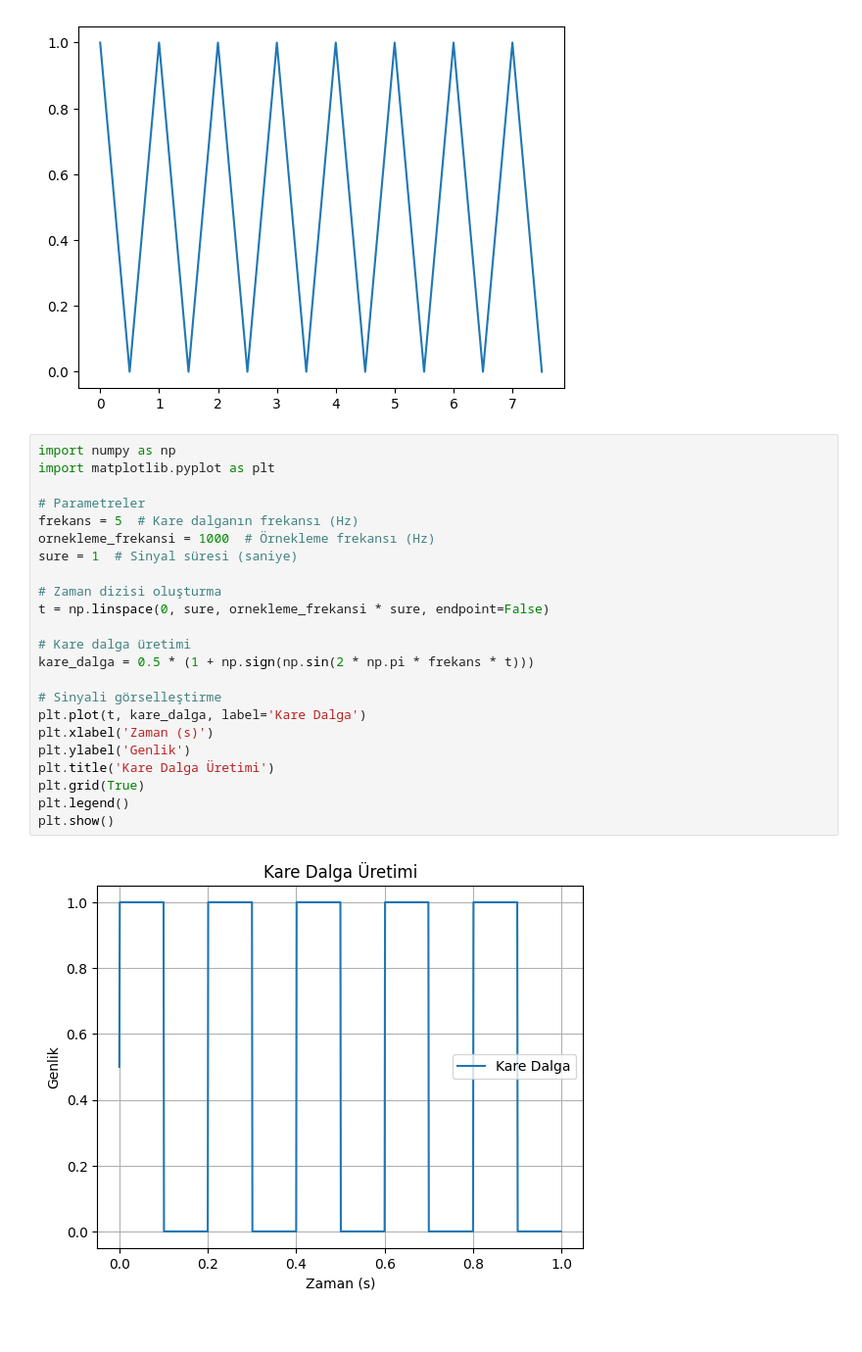
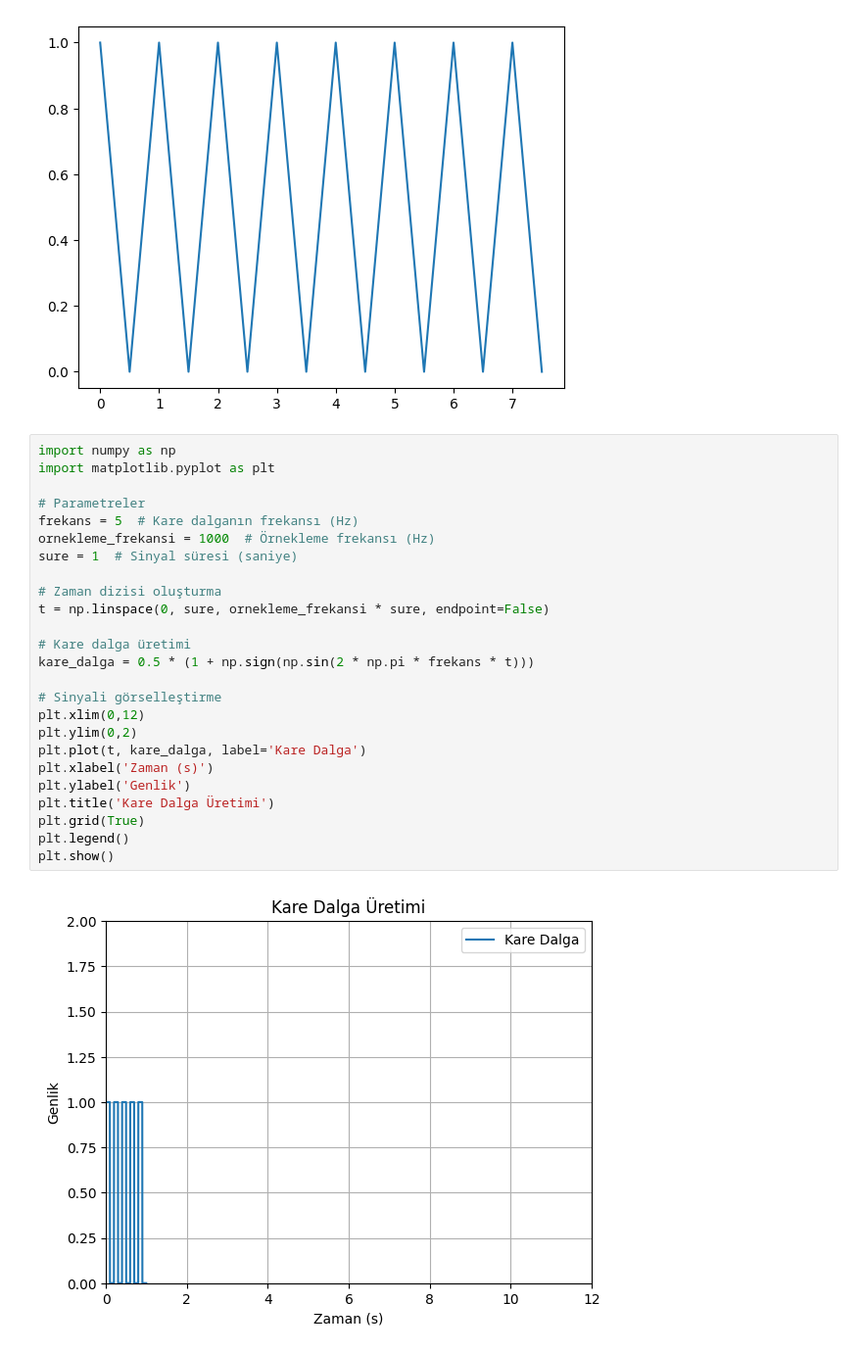
Before and after one commit to OmerFaruk-Celik/AMKS_AUV_ATILAY, a Jupyter notebook: FM.ipynb, the cells around one changed output. Shown at 98% size. Saved outputs shown, nothing was run; the diff lists cells and outputs as text.

```diff
--- a/FM.ipynb
+++ b/FM.ipynb
@@ -87,25 +87,27 @@ plt.plot(t,data)
 # %%
 import numpy as np
 import matplotlib.pyplot as plt
 
 # Parametreler
 frekans = 5  # Kare dalganın frekansı (Hz)
 ornekleme_frekansi = 1000  # Örnekleme frekansı (Hz)
 sure = 1  # Sinyal süresi (saniye)
 
 # Zaman dizisi oluşturma
 t = np.linspace(0, sure, ornekleme_frekansi * sure, endpoint=False)
 
 # Kare dalga üretimi
 kare_dalga = 0.5 * (1 + np.sign(np.sin(2 * np.pi * frekans * t)))
 
 # Sinyali görselleştirme
+plt.xlim(0,12)
+plt.ylim(0,2)
 plt.plot(t, kare_dalga, label='Kare Dalga')
 plt.xlabel('Zaman (s)')
 plt.ylabel('Genlik')
 plt.title('Kare Dalga Üretimi')
 plt.grid(True)
 plt.legend()
 plt.show()
 # %% [output]
-[figure, old version]
+[figure, new version]
```
